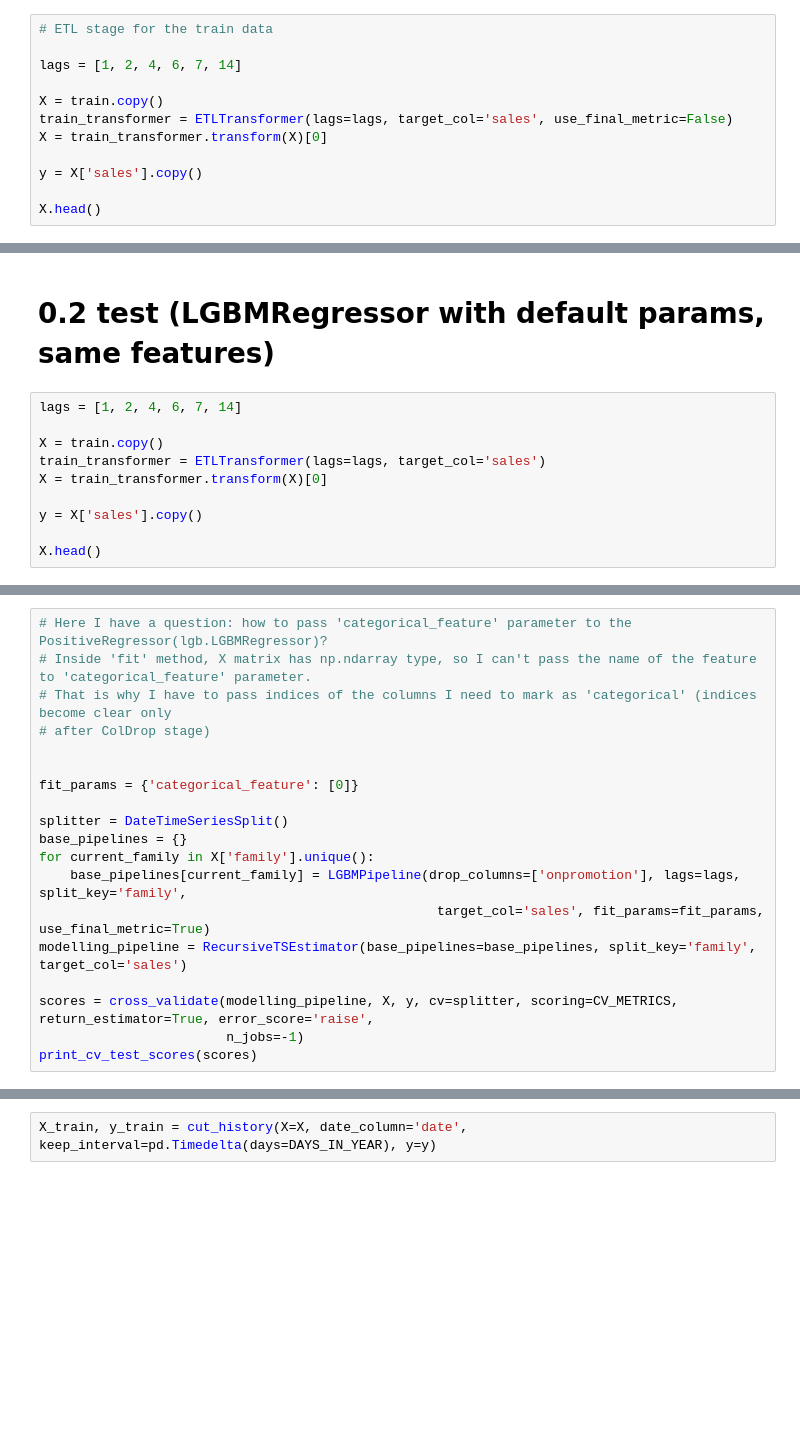
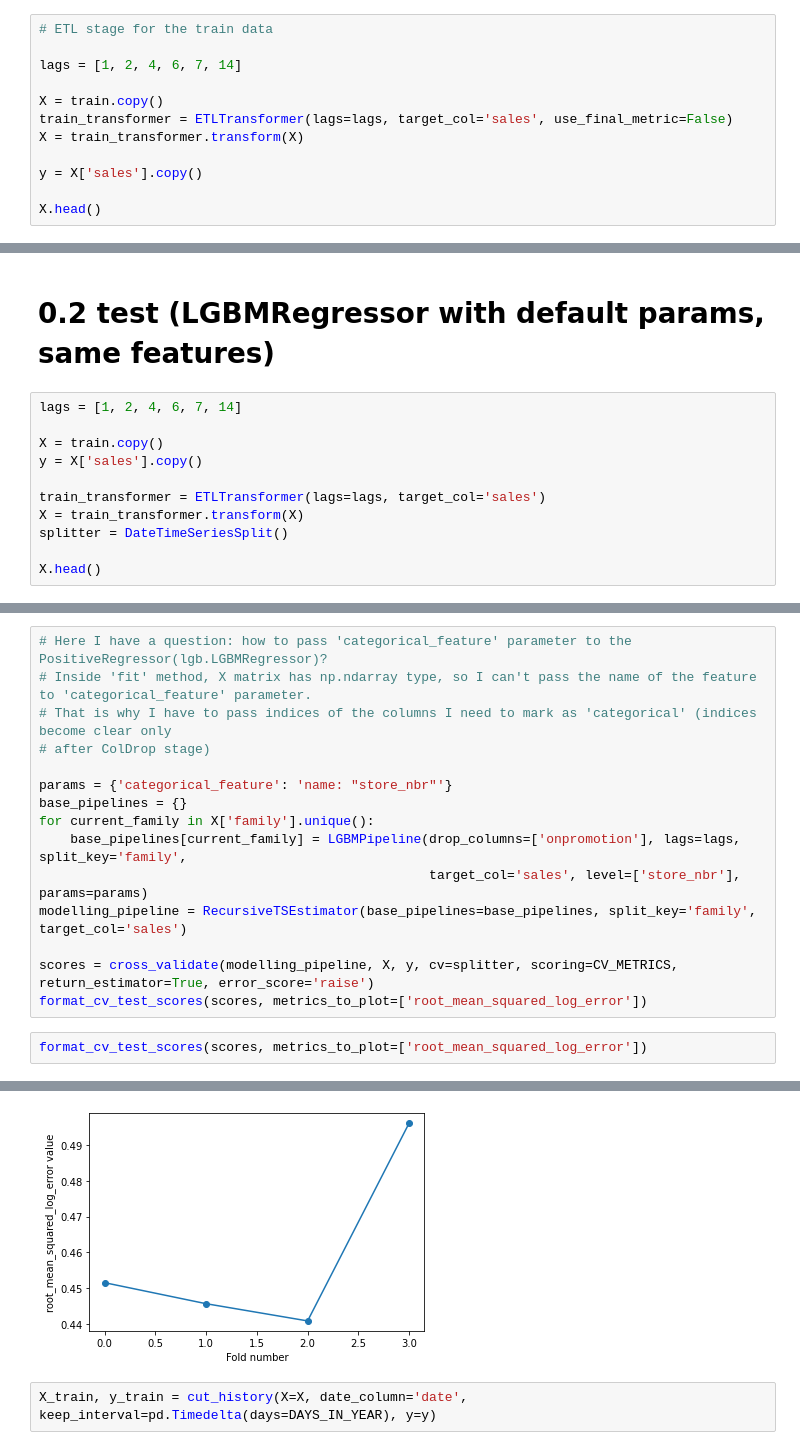
Before and after one commit to nikitastruhalsky/mentorship_EPAM, a Jupyter notebook: notebooks/kaggle/store-sales-time-series-forecasting/experiments/LightGBM.ipynb, the cells around one changed output, grey strips where cells are left out. Drawn from its saved outputs; the diff is of its cells as text; blank space fills up the shorter version.

```diff
--- a/notebooks/kaggle/store-sales-time-series-forecasting/experiments/LightGBM.ipynb
+++ b/notebooks/kaggle/store-sales-time-series-forecasting/experiments/LightGBM.ipynb
@@ -58,7 +68,7 @@ lags = [1, 2, 4, 6, 7, 14]
 
 X = train.copy()
 train_transformer = ETLTransformer(lags=lags, target_col='sales', use_final_metric=False)
-X = train_transformer.transform(X)[0]
+X = train_transformer.transform(X)
 
 y = X['sales'].copy()
 
@@ -99,9 +116,10 @@ make_submission_file(test_data, modelling_pipeline, 'linreg_with_recursive_lags1
 lags = [1, 2, 4, 6, 7, 14]
 
 X = train.copy()
-train_transformer = ETLTransformer(lags=lags, target_col='sales')
-X = train_transformer.transform(X)[0]
-
 y = X['sales'].copy()
 
+train_transformer = ETLTransformer(lags=lags, target_col='sales')
+X = train_transformer.transform(X)
+splitter = DateTimeSeriesSplit()
+
 X.head()
@@ -111,16 +136,15 @@ X.head()
 # That is why I have to pass indices of the columns I need to mark as 'categorical' (indices become clear only
 # after ColDrop stage)
 
-
-fit_params = {'categorical_feature': [0]}
-
-splitter = DateTimeSeriesSplit()
+params = {'categorical_feature': 'name: "store_nbr"'}
 base_pipelines = {}
 for current_family in X['family'].unique():
     base_pipelines[current_family] = LGBMPipeline(drop_columns=['onpromotion'], lags=lags, split_key='family',
-                                                   target_col='sales', fit_params=fit_params, use_final_metric=True)
+                                                  target_col='sales', level=['store_nbr'], params=params)
 modelling_pipeline = RecursiveTSEstimator(base_pipelines=base_pipelines, split_key='family', target_col='sales')
 
-scores = cross_validate(modelling_pipeline, X, y, cv=splitter, scoring=CV_METRICS, return_estimator=True, error_score='raise',
-                        n_jobs=-1)
-print_cv_test_scores(scores)
+scores = cross_validate(modelling_pipeline, X, y, cv=splitter, scoring=CV_METRICS, return_estimator=True, error_score='raise')
+format_cv_test_scores(scores, metrics_to_plot=['root_mean_squared_log_error'])
+# %%
+format_cv_test_scores(scores, metrics_to_plot=['root_mean_squared_log_error'])
+# %% [output]
@@ -127,3 +155,4 @@ print_cv_test_scores(scores)
+[figure, added]
 # %%
 X_train, y_train = cut_history(X=X, date_column='date', keep_interval=pd.Timedelta(days=DAYS_IN_YEAR), y=y)
 # %%
```
Also changed, not shown: parts of 20 cells of this notebook, 20 other files.
